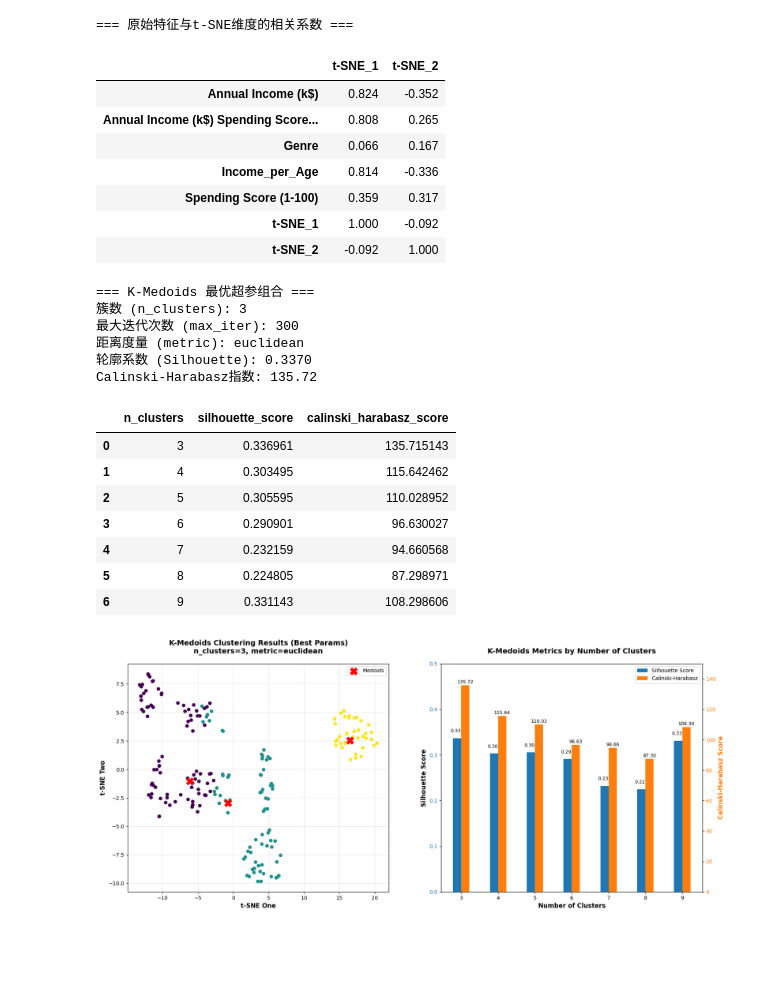
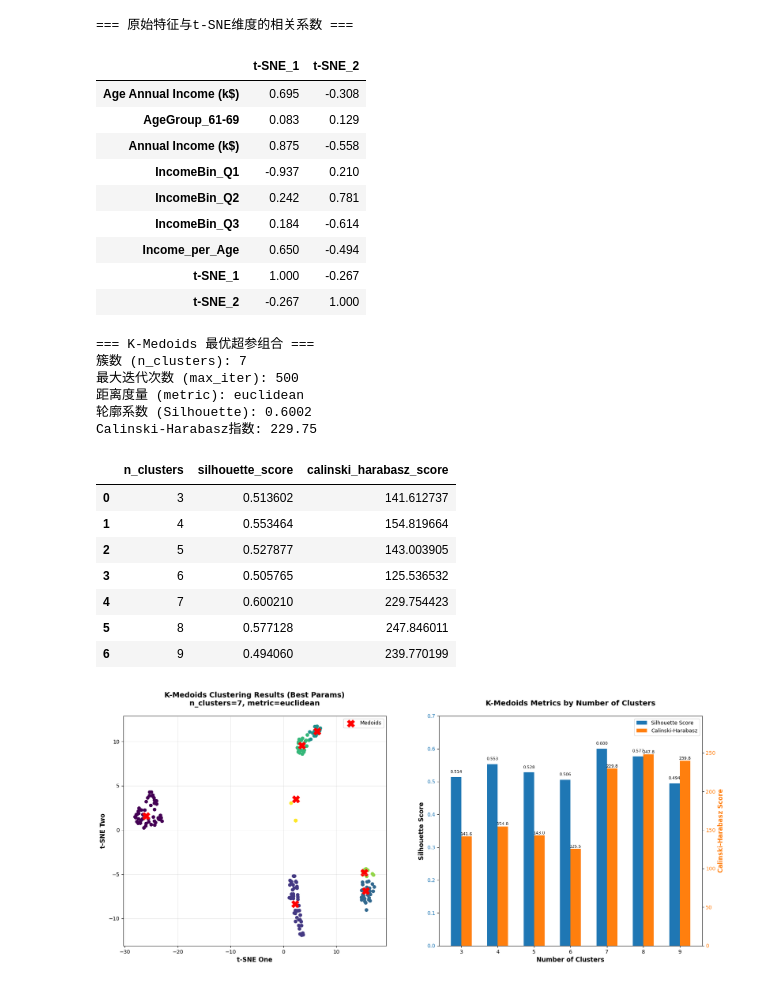
Before and after one commit to Pseudonymous-gdy/Data-Mining-Project, a Jupyter notebook: clustering.ipynb, the cells around one changed output. Drawn from its saved outputs; the diff is of its cells as text; code cells hidden in the pictures; blank space fills up the shorter version.

```diff
--- a/clustering.ipynb
+++ b/clustering.ipynb
@@ -5,7 +5,7 @@ import matplotlib.pyplot as plt
 import sklearn
 from sklearn.preprocessing import StandardScaler
 flag = True  # Set this flag as needed
-name = "Preprocessed_Data.csv" if flag == True else "Mall_Customers.csv"
+name = "Preprocessed_Data_new.csv" if flag == True else "Mall_Customers.csv"
 df = pd.read_csv(name)
 if name == "Mall_Customers.csv":
     df = df.drop(columns=['CustomerID'])
@@ -261,13 +261,15 @@ display(correlation_matrix)
 # %% [output]
 === 原始特征与t-SNE维度的相关系数 ===
 |  | t-SNE_1 | t-SNE_2 |
-| Annual Income (k$) | 0.824 | -0.352 |
-| Annual Income (k$) Spending Score... | 0.808 | 0.265 |
-| Genre | 0.066 | 0.167 |
-| Income_per_Age | 0.814 | -0.336 |
-| Spending Score (1-100) | 0.359 | 0.317 |
-| t-SNE_1 | 1.000 | -0.092 |
-| t-SNE_2 | -0.092 | 1.000 |
+| Age Annual Income (k$) | 0.695 | -0.308 |
+| AgeGroup_61-69 | 0.083 | 0.129 |
+| Annual Income (k$) | 0.875 | -0.558 |
+| IncomeBin_Q1 | -0.937 | 0.210 |
+| IncomeBin_Q2 | 0.242 | 0.781 |
+| IncomeBin_Q3 | 0.184 | -0.614 |
+| Income_per_Age | 0.650 | -0.494 |
+| t-SNE_1 | 1.000 | -0.267 |
+| t-SNE_2 | -0.267 | 1.000 |
 # %%
 # K-medoids 调参 By Grid Search
 param_grid = {
@@ -312,11 +314,11 @@ print(f"Calinski-Harabasz指数: {best_param['calinski_harabasz_score']:.2f}")
 # best_param
 # %% [output]
 === K-Medoids 最优超参组合 ===
-簇数 (n_clusters): 3
-最大迭代次数 (max_iter): 300
+簇数 (n_clusters): 7
+最大迭代次数 (max_iter): 500
 距离度量 (metric): euclidean
-轮廓系数 (Silhouette): 0.3370
-Calinski-Harabasz指数: 135.72
+轮廓系数 (Silhouette): 0.6002
+Calinski-Harabasz指数: 229.75
 # %%
 # 7.1 子图1：聚类散点图（按簇着色）
 fig, (ax1, ax2) = plt.subplots(1, 2, figsize=(20, 8))  # 双图布局：散点图+指标对比
@@ -349,7 +351,7 @@ cluster_metrics = results_df.groupby('n_clusters').agg(
 
 # 双轴图：左轴=轮廓系数，右轴=Calinski-Harabasz
 ax2_twin = ax2.twinx()
-width = 0.4;     gap = 1.0
+width = 0.8;     gap = 1.2
 x_coords = np.arange(len(cluster_metrics['n_clusters'])) * (width * 2 + gap)
 bar1 = ax2.bar(
     x_coords - width / 2, cluster_metrics['silhouette_score'],
@@ -362,44 +364,44 @@ bar2 = ax2_twin.bar(
 # 图表样式
 ax2.set_xlabel('Number of Clusters', fontsize=12, fontweight='bold')
 ax2.set_ylabel('Silhouette Score', fontsize=12, fontweight='bold')
-ax2.set_ybound(0, 0.5)
+ax2.set_ybound(0, cluster_metrics['silhouette_score'].max() + 0.1)  # 自动设置y轴上限
 ax2_twin.set_ylabel('Calinski-Harabasz Score', fontsize=12, fontweight='bold', color='#ff7f0e')
-ax2_twin.set_ybound(0, 150)
+ax2_twin.set_ybound(0, cluster_metrics['calinski_harabasz_score'].max() + 50)  # 自动设置y轴上限
 ax2.set_title('K-Medoids Metrics by Number of Clusters', fontsize=14, fontweight='bold', pad=20)
 ax2.set_xticks(x_coords)
 ax2.set_xticklabels(cluster_metrics['n_clusters'])
 ax2.tick_params(axis='y', labelcolor='#1f77b4')
 ax2_twin.tick_params(axis='y', labelcolor='#ff7f0e')
 # 添加数值标签
 for bar in bar1:
     height = bar.get_height()
     ax2.text(bar.get_x() + bar.get_width()/2., height + 0.01,
-             f'{height:.3f}', ha='center', va='bottom', fontsize=9)
+             f'{height:.3f}', ha='center', va='bottom', fontsize=8)
 for bar in bar2:
     height = bar.get_height()
     ax2_twin.text(bar.get_x() + bar.get_width()/2., height + 0.5,
-                  f'{height:.2f}', ha='center', va='bottom', fontsize=9)
+                  f'{height:.1f}', ha='center', va='bottom', fontsize=8)
 # 合并图例
 lines1, labels1 = ax2.get_legend_handles_labels()
 lines2, labels2 = ax2_twin.get_legend_handles_labels()
 ax2.legend(lines1 + lines2, labels1 + labels2, fontsize=10, loc='upper right')
 
 display(cluster_metrics)
 
 # # 8. 保存结果（可选：保存最优参数的聚类标签到原数据集）
 # data_kmedoids['kmedoids_cluster_best'] = best_param['labels']  # 新增最优聚类标签列
 # data_kmedoids.to_csv('KMedoids_Best_Clustering_Result.csv', index=False)  # 保存结果到CSV
 # plt.tight_layout()
 # plt.savefig('KMedoids_Hyperparameter_Tuning_Result.png', dpi=300, bbox_inches='tight')  # 保存可视化图
 # plt.show()
 # %% [output]
 |  | n_clusters | silhouette_score | calinski_harabasz_score |
-| 0 | 3 | 0.336961 | 135.715143 |
-| 1 | 4 | 0.303495 | 115.642462 |
-| 2 | 5 | 0.305595 | 110.028952 |
-| 3 | 6 | 0.290901 | 96.630027 |
-| 4 | 7 | 0.232159 | 94.660568 |
-| 5 | 8 | 0.224805 | 87.298971 |
-| 6 | 9 | 0.331143 | 108.298606 |
+| 0 | 3 | 0.513602 | 141.612737 |
+| 1 | 4 | 0.553464 | 154.819664 |
+| 2 | 5 | 0.527877 | 143.003905 |
+| 3 | 6 | 0.505765 | 125.536532 |
+| 4 | 7 | 0.600210 | 229.754423 |
+| 5 | 8 | 0.577128 | 247.846011 |
+| 6 | 9 | 0.494060 | 239.770199 |
-[figure, old version]
+[figure, new version]
 # %%
```
Also changed, not shown: parts of 30 cells of this notebook, 1 other file.
